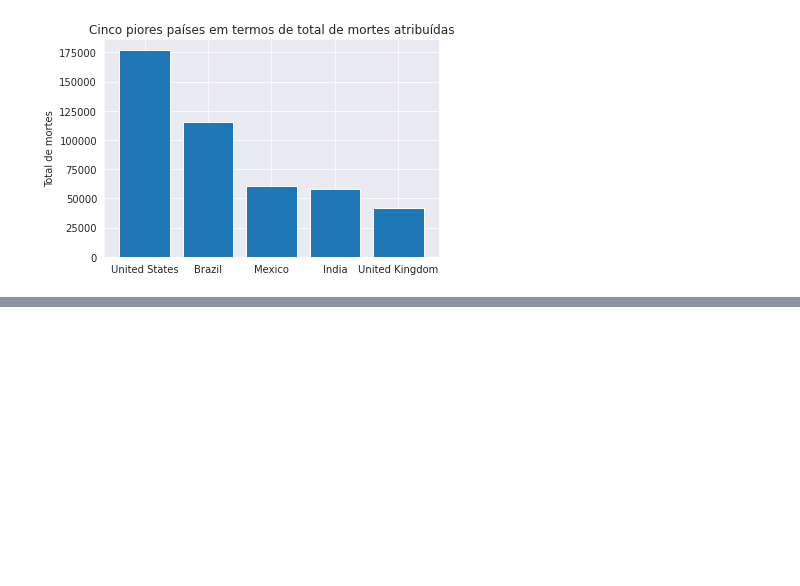
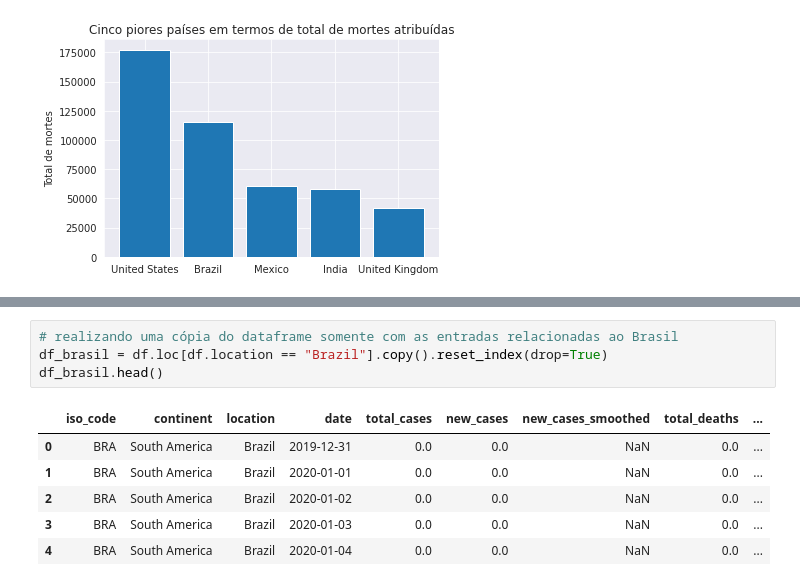
Before and after one commit to caiobmbr/datascience-projects, a Jupyter notebook: Panorama_do_COVID_19_no_Brasil.ipynb, the cells around one changed output, grey strips where cells are left out. Drawn from its saved outputs; the diff is of its cells as text; blank space fills up the shorter version.

```diff
--- a/Panorama_do_COVID_19_no_Brasil.ipynb
+++ b/Panorama_do_COVID_19_no_Brasil.ipynb
@@ -274,0 +287,11 @@ plt.show()
+# %%
+# realizando uma cópia do dataframe somente com as entradas relacionadas ao Brasil
+df_brasil = df.loc[df.location == "Brazil"].copy().reset_index(drop=True)
+df_brasil.head()
+# %% [output]
+|  | iso_code | continent | location | date | total_cases | new_cases | new_cases_smoothed | total_deaths | ... |
+| 0 | BRA | South America | Brazil | 2019-12-31 | 0.0 | 0.0 | NaN | 0.0 | ... |
+| 1 | BRA | South America | Brazil | 2020-01-01 | 0.0 | 0.0 | NaN | 0.0 | ... |
+| 2 | BRA | South America | Brazil | 2020-01-02 | 0.0 | 0.0 | NaN | 0.0 | ... |
+| 3 | BRA | South America | Brazil | 2020-01-03 | 0.0 | 0.0 | NaN | 0.0 | ... |
+| 4 | BRA | South America | Brazil | 2020-01-04 | 0.0 | 0.0 | NaN | 0.0 | ... |
```
Also changed, not shown: parts of 23 cells of this notebook.
